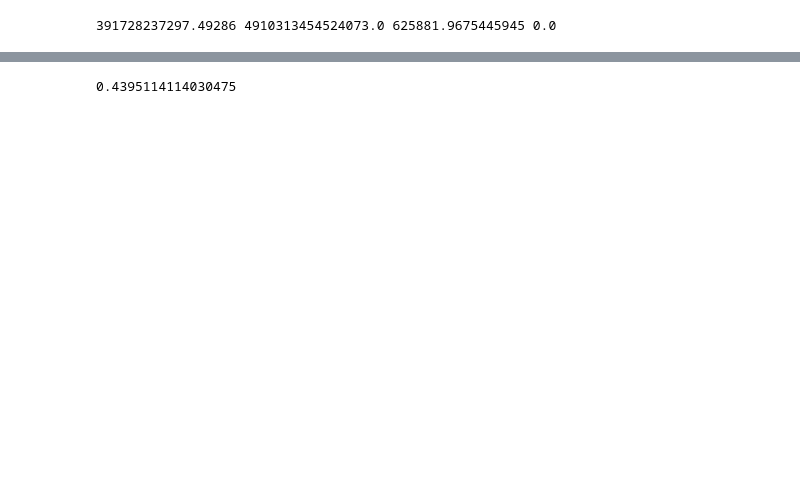
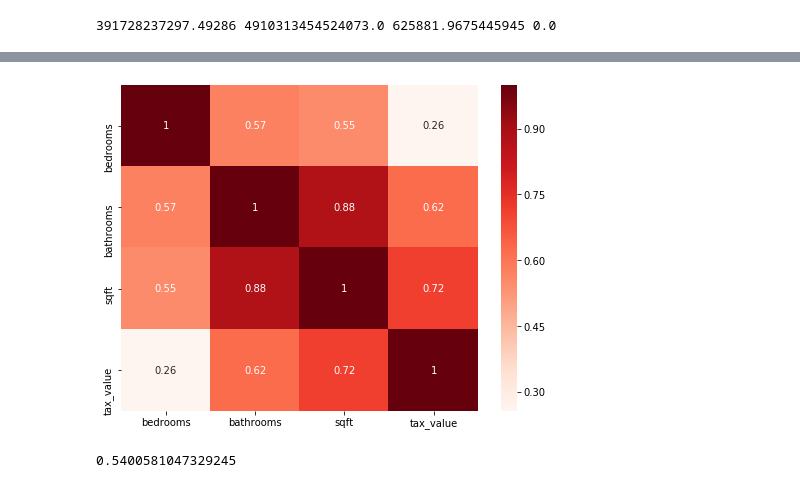
Before and after one commit to Mattsantos541/Zillow, a Jupyter notebook: FInal Project.ipynb, the cells around one changed output, grey strips where cells are left out. Drawn from its saved outputs; the diff is of its cells as text; code cells hidden in the pictures; blank space fills up the shorter version.

```diff
--- a/FInal Project.ipynb
+++ b/FInal Project.ipynb
@@ -156,0 +264,5 @@ Rsquare test for correlation
+# %%
+df_oc = df_base[df_tax.fips==6059]
+# %%
+#Split OC Data
+train_oc, test_oc = split_scale.split_my_data(df_oc,train_ratio=.8,seed=123)
@@ -157,3 +274,10 @@ Rsquare test for correlation
+# %%
+plt.figure(figsize=(8,6))
+cor = train_oc.corr()
+sns.heatmap(cor,annot=True,cmap=plt.cm.Reds)
+plt.show()
+# %% [output]
+[figure, added]
 # %%
 import statsmodels.api as sm
 from statsmodels.formula.api import ols
@@ -168,6 +292,6 @@ train['yhat'] = ols_model.predict(y_train)
-# %%
-#r2 of
-r2_lm1_base = r2_score(y_train,train.yhat)
-r2_lm1_base
-# %% [output]
-0.4395114114030475
+# %%
+#r2 of
+r2_lm1_oc = r2_score(y_train_oc,train_oc.yhat_oc)
+r2_lm1_oc
+# %% [output]
+0.5400581047329245
```
Also changed, not shown: parts of 34 cells of this notebook, 2 other files.
